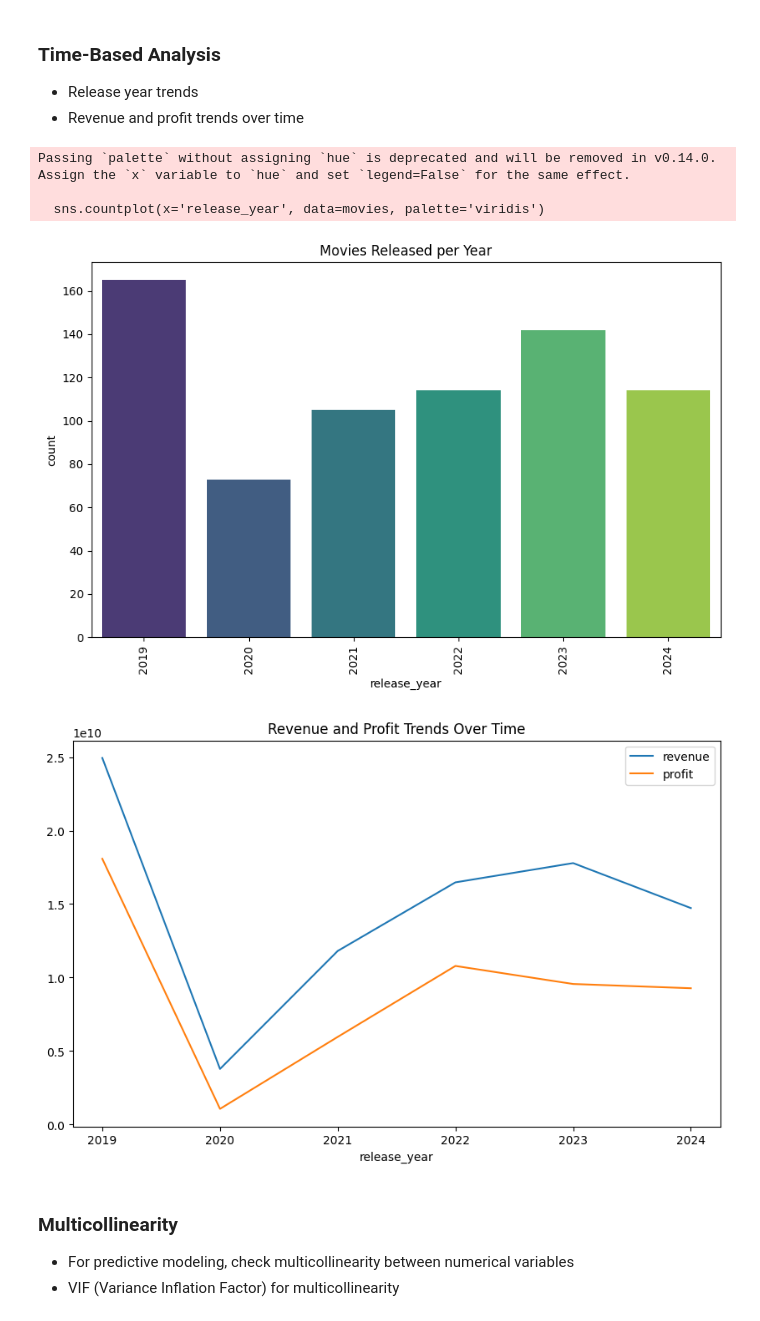
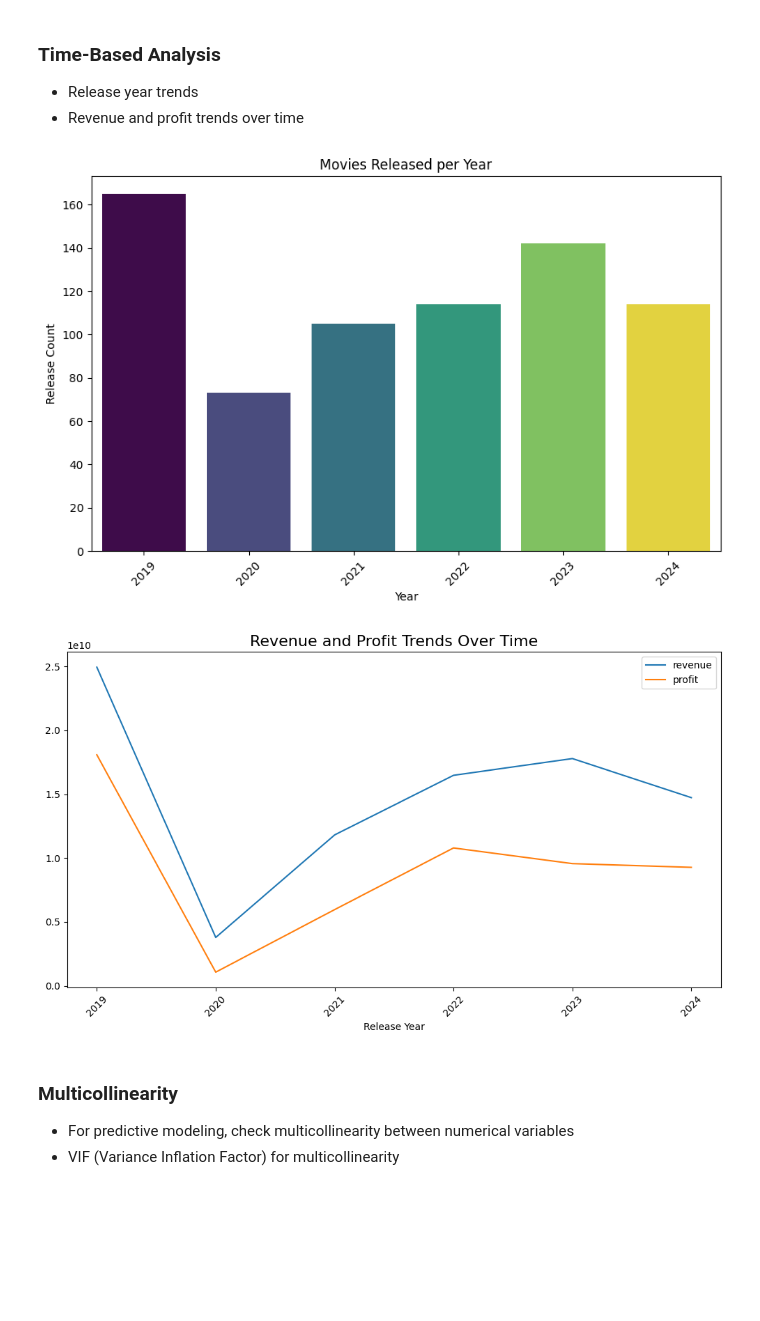
Before and after one commit to bruhu/film-sentiment-analysis, a Jupyter notebook: notebooks/basic_stats.ipynb, the cells around one changed output. Cells and saved outputs as stored; diff of their text form; code cells hidden in the pictures; blank space fills up the shorter version.

```diff
--- a/notebooks/basic_stats.ipynb
+++ b/notebooks/basic_stats.ipynb
@@ -148,22 +159,27 @@ Name: count, dtype: int64
 # %%
 # distribution of movies over years
 plt.figure(figsize=(10, 6))
-sns.countplot(x='release_year', data=movies, palette='viridis')
-plt.xticks(rotation=90)
+sns.countplot(x='release_year', data=movies, hue='release_year', palette='viridis')
+plt.xticks(rotation=45)
 plt.title('Movies Released per Year')
+plt.ylabel('Release Count')
+plt.xlabel('Year')
+plt.legend().set_visible(False) # hide legend
+
 plt.show()
 # %% [output]
-Passing `palette` without assigning `hue` is deprecated and will be removed in v0.14.0. Assign the `x` variable to `hue` and set `legend=False` for the same effect.
-
-  sns.countplot(x='release_year', data=movies, palette='viridis')
-[figure, old version]
+[figure, new version]
 # %%
 # revenue and profit trends over time
 movies.groupby('release_year')[['revenue', 'profit']].sum().plot(kind='line', figsize=(10, 6))
-plt.title('Revenue and Profit Trends Over Time')
+plt.title('Revenue and Profit Trends Over Time', fontsize=16)
+plt.xticks(rotation=45)
+plt.xlabel('Release Year')
+
+plt.tight_layout()
 plt.show()
 # %% [output]
-[figure, old version]
+[figure, new version]
 # %% [markdown]
 ### Multicollinearity
 - For predictive modeling, check multicollinearity between numerical variables
```
Also changed, not shown: parts of 3 cells of this notebook.
